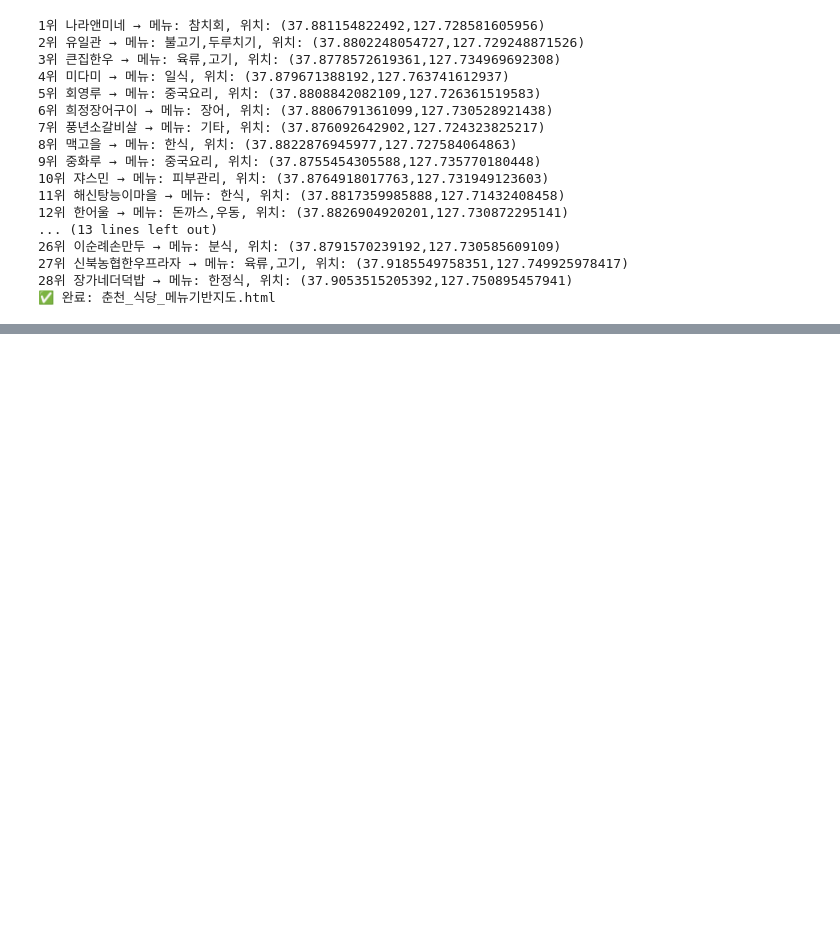
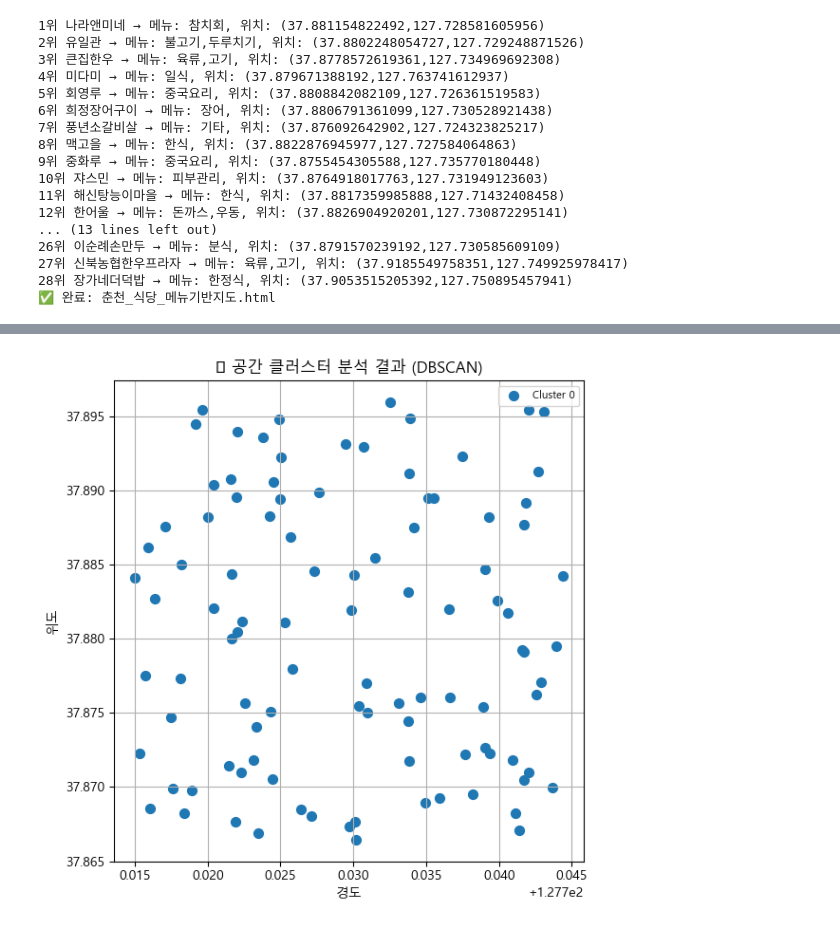
Before and after one commit to Microbe95/Data_Anal, a Jupyter notebook: public_money.ipynb, the cells around one changed output, grey strips where cells are left out. Cells and saved outputs as stored; diff of their text form; code cells hidden in the pictures; blank space fills up the shorter version.

```diff
--- a/public_money.ipynb
+++ b/public_money.ipynb
@@ -567,0 +607,9 @@ print("✅ 완료: 춘천_식당_메뉴기반지도.html")
+# %%
+import matplotlib.pyplot as plt
+import matplotlib.font_manager as fm
+
+# 한글 폰트 설정 - Windows의 경우 보통 'Malgun Gothic'
+plt.rcParams['font.family'] = 'Malgun Gothic'  # 또는 'AppleGothic' (Mac)
+plt.rcParams['axes.unicode_minus'] = False  # 마이너스 기호 깨짐 방지
+
+# 이후 플롯 코드 실행
@@ -567,0 +1026,80 @@ print("✅ 완료: 춘천_식당_메뉴기반지도.html")
+# %%
+import sqlite3
+import pandas as pd
+import numpy as np
+import matplotlib.pyplot as plt
+from sklearn.cluster import DBSCAN
+
+# 1) SQLite에서 expenditure 테이블 로드
+conn = sqlite3.connect("expenditure.db")
+df = pd.read_sql_query("SELECT * FROM expenditure", conn)
+conn.close()
+
+# 2) 식사 목적 필터링
+meal_keywords = ["식사", "오찬", "만찬", "회식", "간담회", "초청"]
+df = df[df["purpose"].notnull() & df["place"].notnull()]
+df = df[df["purpose"].apply(lambda x: any(k in x for k in meal_keywords))]
+
+# 3) 장소별 방문 횟수 집계 (상위 100개)
+top_places = (
+    df["place"]
+    .value_counts()
+    .head(100)
+    .rename_axis("place")
+    .reset_index(name="count")
+)
+
+# 4) 위경도 mock 생성 (지도를 춘천 기준으로)
+np.random.seed(42)
+base_lat, base_lon = 37.8813, 127.7298
+top_places["lat"] = base_lat + np.random.uniform(-0.015, 0.015, size=len(top_places))
+top_places["lon"] = base_lon + np.random.uniform(-0.015, 0.015, size=len(top_places))
+
+map_df = top_places.copy()
+
+# 5) 공간적 클러스터 분석 (DBSCAN + Haversine 거리)
+coords = np.radians(map_df[["lat", "lon"]].to_numpy())
+kms_per_radian = 6371.0088
+epsilon = 0.5 / kms_per_radian  # 0.5km 이내 군집
+
+db = DBSCAN(eps=epsilon, min_samples=5, algorithm="ball_tree", metric="haversine")
+map_df["cluster"] = db.fit_predict(coords)
+
+# 6) 시각화 - 공간 클러스터 결과
+plt.figure(figsize=(6,6))
+for lbl in sorted(map_df["cluster"].unique()):
+    cluster = map_df[map_df["cluster"] == lbl]
+    label = f"Cluster {lbl}" if lbl != -1 else "Noise"
+    plt.scatter(cluster["lon"], cluster["lat"], s=50, label=label)
+plt.title("📍 공간 클러스터 분석 결과 (DBSCAN)")
+plt.xlabel("경도"); plt.ylabel("위도")
+plt.legend(fontsize=8)
+plt.grid(True)
+plt.tight_layout()
+plt.show()
+
+# 7) 카테고리 mock 생성 (카테고리는 place 이름 기반 or 랜덤 지정)
+mock_categories = ["한식", "중식", "일식", "고기", "퓨전", "기타"]
+map_df["category"] = np.random.choice(mock_categories, size=len(map_df))
+
+# 8) 방문횟수 vs 식당 다양성 분석
+grp = (
+    map_df.groupby("category")
+          .agg(n_restaurants=("place", "nunique"),
+               total_visits=("count", "sum"))
+          .reset_index()
+)
+
+# 9) 시각화 - 산점도
+plt.figure(figsize=(6,4))
+plt.scatter(grp["total_visits"], grp["n_restaurants"], s=80)
+for _, row in grp.iterrows():
+    plt.text(row["total_visits"], row["n_restaurants"], row["category"], fontsize=9)
+plt.title("📊 방문횟수 vs 식당 다양성 (카테고리별)")
+plt.xlabel("총 방문횟수")
+plt.ylabel("식당 수")
+plt.grid(True)
+plt.tight_layout()
+plt.show()
+# %% [output]
+[figure, added]
```
Also changed, not shown: parts of 20 cells of this notebook, 1 other file.
